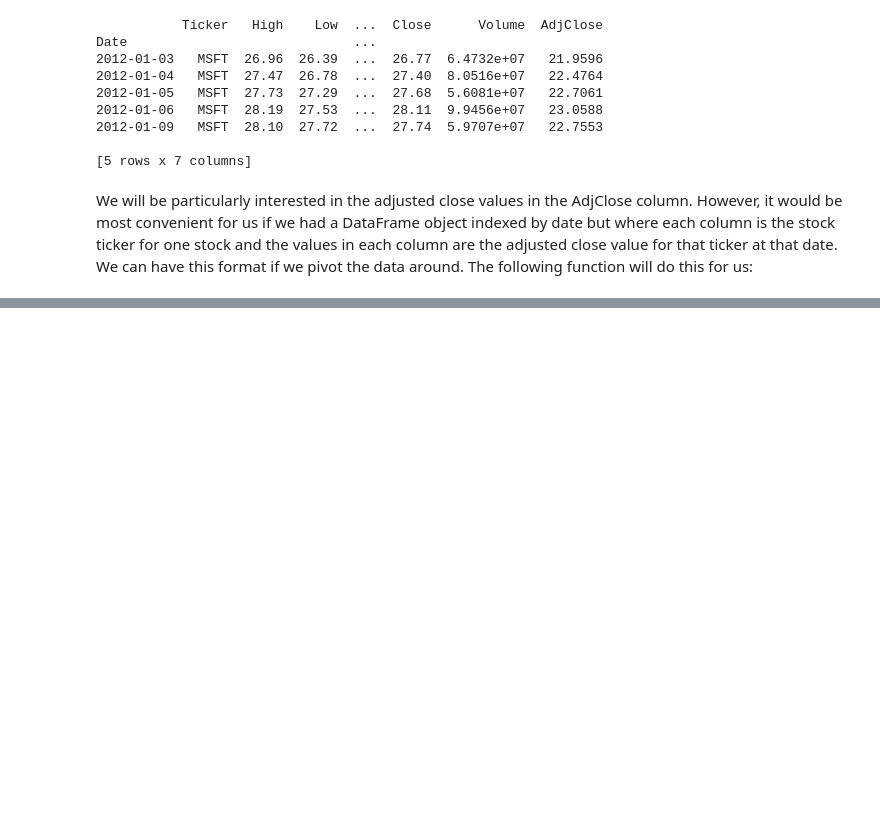
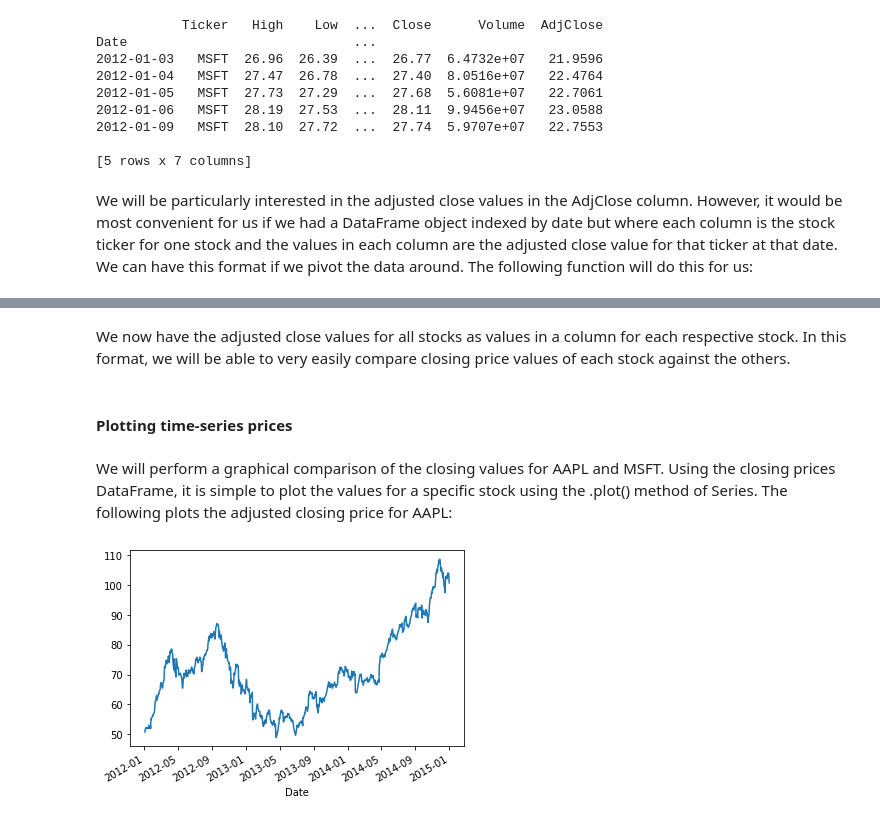
Before and after one commit to apkap83/Pandas_Notes, a Jupyter notebook: Learning_Pandas_Chapter_12 - Applications to Finance.ipynb, the cells around one changed output, grey strips where cells are left out. Cells and saved outputs as stored; diff of their text form; code cells hidden in the pictures; blank space fills up the shorter version.

```diff
--- a/Learning_Pandas_Chapter_12 - Applications to Finance.ipynb
+++ b/Learning_Pandas_Chapter_12 - Applications to Finance.ipynb
@@ -131,3 +131,32 @@ However, it would be most convenient for us if we had a DataFrame object indexed
 date but where each column is the stock ticker for one stock and the values in each column
 are the adjusted close value for that ticker at that date. We can have this format if we pivot
 the data around. The following function will do this for us:
+# %%
+# given the dictionary of data frames,
+# pivots a given column into values with column
+# names being the stock symbols
+def pivotTickersToColumns(raw, column):
+    items = []
+    # loop through all dictionary keys
+    for key in raw:
+        # get the data for the key
+        data = raw[key]
+        # extract just the column specified
+        subset = data[["Ticker", column]]
+        # add to items
+        items.append(subset)
+
+    # concatenate all the items
+    combined = pd.concat(items)
+
+    # reset the index
+    ri = combined.reset_index()
+    # return the pivot
+
+    return ri.pivot("Date", "Ticker", column)
+# %%
+# do the pivot
+close_px = pivotTickersToColumns(raw, "AdjClose")
+
+# peek at the result
+close_px[:5]
@@ -133,0 +173,15 @@ the data around. The following function will do this for us:
+# %% [markdown]
+We now have the adjusted close values for all stocks as values in a column for each
+respective stock. In this format, we will be able to very easily compare closing price
+values of each stock against the others.
+# %% [markdown]
+<h4>Plotting time-series prices</h4>
+# %% [markdown]
+We will perform a graphical comparison of the closing values for AAPL and MSFT. Using
+the closing prices DataFrame, it is simple to plot the values for a specific stock using the
+.plot() method of Series. The following plots the adjusted closing price for AAPL:
+# %%
+# plot the closing prices of AAPL
+close_px['AAPL'].plot();
+# %% [output]
+[figure, added]
```
Also changed, not shown: parts of 14 cells of this notebook, 25 other files.
